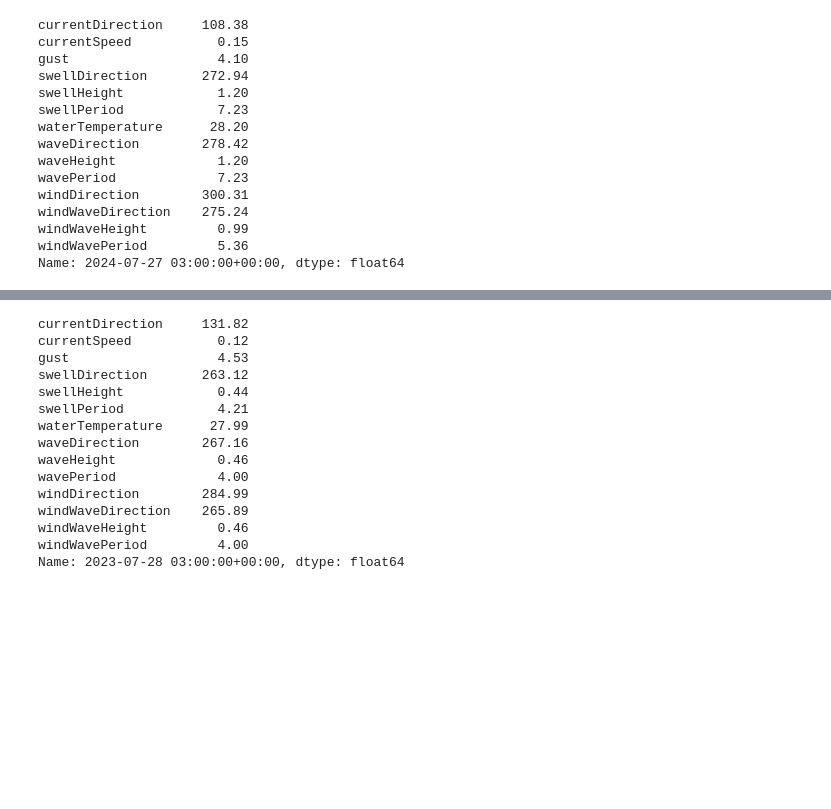
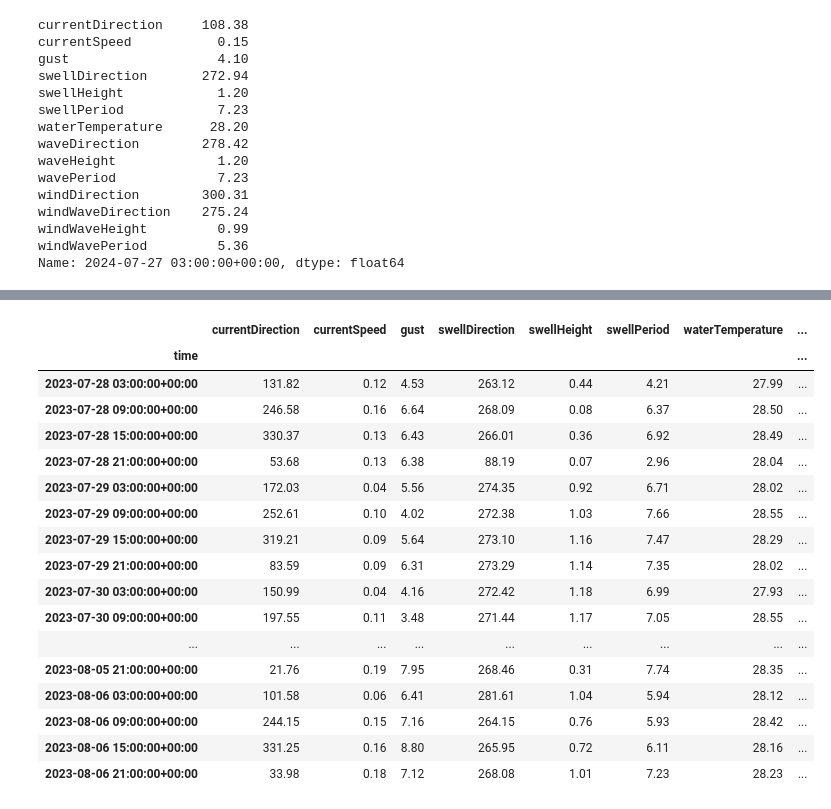
Before and after one commit to werowe/HypatiaAcademy, a Jupyter notebook: stats/waves_compare_last_year.ipynb, the cells around one changed output, grey strips where cells are left out. Cells and saved outputs as stored; diff of their text form; code cells hidden in the pictures; blank space fills up the shorter version.

```diff
--- a/stats/waves_compare_last_year.ipynb
+++ b/stats/waves_compare_last_year.ipynb
@@ -217,18 +243,21 @@ Name: 2024-07-27 03:00:00+00:00, dtype: float64
 # %%
-df_lastyear.iloc[0]
+df_lastyear
 # %% [output]
-currentDirection     131.82
-currentSpeed           0.12
-gust                   4.53
-swellDirection       263.12
-swellHeight            0.44
-swellPeriod            4.21
-waterTemperature      27.99
-waveDirection        267.16
-waveHeight             0.46
-wavePeriod             4.00
-windDirection        284.99
-windWaveDirection    265.89
-windWaveHeight         0.46
-windWavePeriod         4.00
-Name: 2023-07-28 03:00:00+00:00, dtype: float64
+|  | currentDirection | currentSpeed | gust | swellDirection | swellHeight | swellPeriod | waterTemperature | ... |
+| time |  |  |  |  |  |  |  | ... |
+| 2023-07-28 03:00:00+00:00 | 131.82 | 0.12 | 4.53 | 263.12 | 0.44 | 4.21 | 27.99 | ... |
+| 2023-07-28 09:00:00+00:00 | 246.58 | 0.16 | 6.64 | 268.09 | 0.08 | 6.37 | 28.50 | ... |
+| 2023-07-28 15:00:00+00:00 | 330.37 | 0.13 | 6.43 | 266.01 | 0.36 | 6.92 | 28.49 | ... |
+| 2023-07-28 21:00:00+00:00 | 53.68 | 0.13 | 6.38 | 88.19 | 0.07 | 2.96 | 28.04 | ... |
+| 2023-07-29 03:00:00+00:00 | 172.03 | 0.04 | 5.56 | 274.35 | 0.92 | 6.71 | 28.02 | ... |
+| 2023-07-29 09:00:00+00:00 | 252.61 | 0.10 | 4.02 | 272.38 | 1.03 | 7.66 | 28.55 | ... |
+| 2023-07-29 15:00:00+00:00 | 319.21 | 0.09 | 5.64 | 273.10 | 1.16 | 7.47 | 28.29 | ... |
+| 2023-07-29 21:00:00+00:00 | 83.59 | 0.09 | 6.31 | 273.29 | 1.14 | 7.35 | 28.02 | ... |
+| 2023-07-30 03:00:00+00:00 | 150.99 | 0.04 | 4.16 | 272.42 | 1.18 | 6.99 | 27.93 | ... |
+| 2023-07-30 09:00:00+00:00 | 197.55 | 0.11 | 3.48 | 271.44 | 1.17 | 7.05 | 28.55 | ... |
+| ... | ... | ... | ... | ... | ... | ... | ... | ... |
+| 2023-08-05 21:00:00+00:00 | 21.76 | 0.19 | 7.95 | 268.46 | 0.31 | 7.74 | 28.35 | ... |
+| 2023-08-06 03:00:00+00:00 | 101.58 | 0.06 | 6.41 | 281.61 | 1.04 | 5.94 | 28.12 | ... |
+| 2023-08-06 09:00:00+00:00 | 244.15 | 0.15 | 7.16 | 264.15 | 0.76 | 5.93 | 28.42 | ... |
+| 2023-08-06 15:00:00+00:00 | 331.25 | 0.16 | 8.80 | 265.95 | 0.72 | 6.11 | 28.16 | ... |
+| 2023-08-06 21:00:00+00:00 | 33.98 | 0.18 | 7.12 | 268.08 | 1.01 | 7.23 | 28.23 | ... |
```
Also changed, not shown: parts of 7 cells of this notebook.
